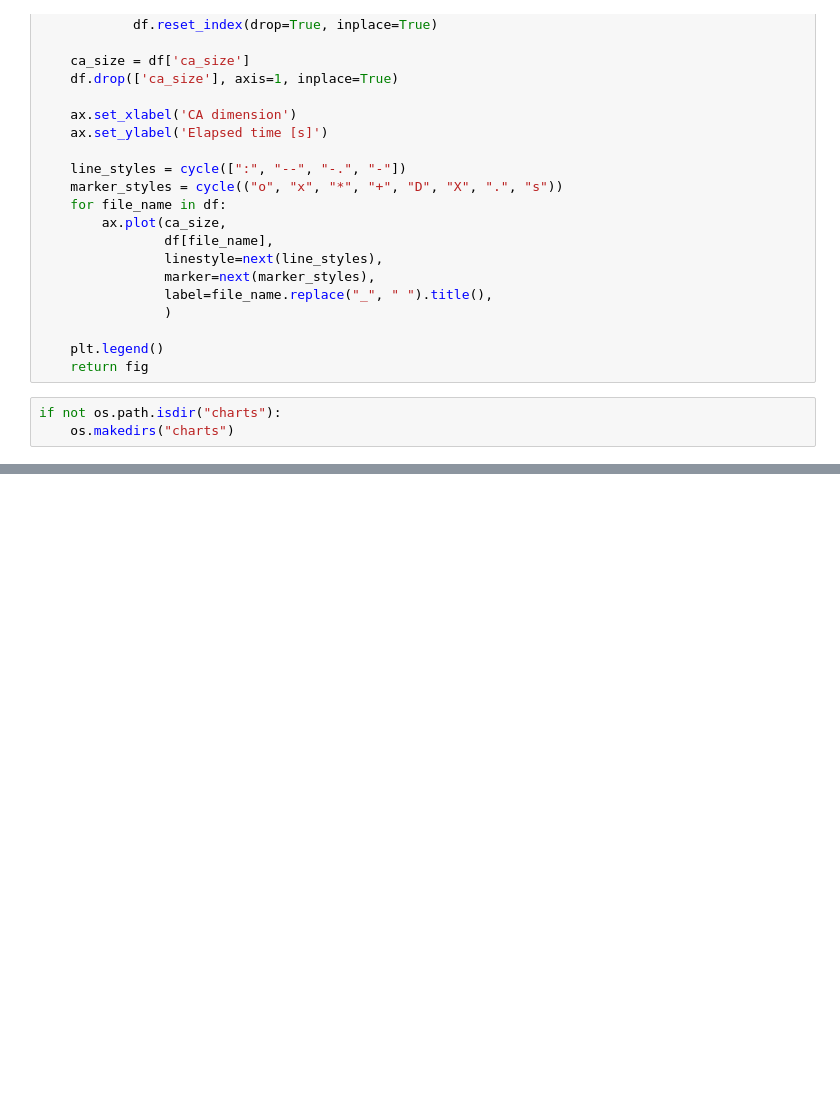
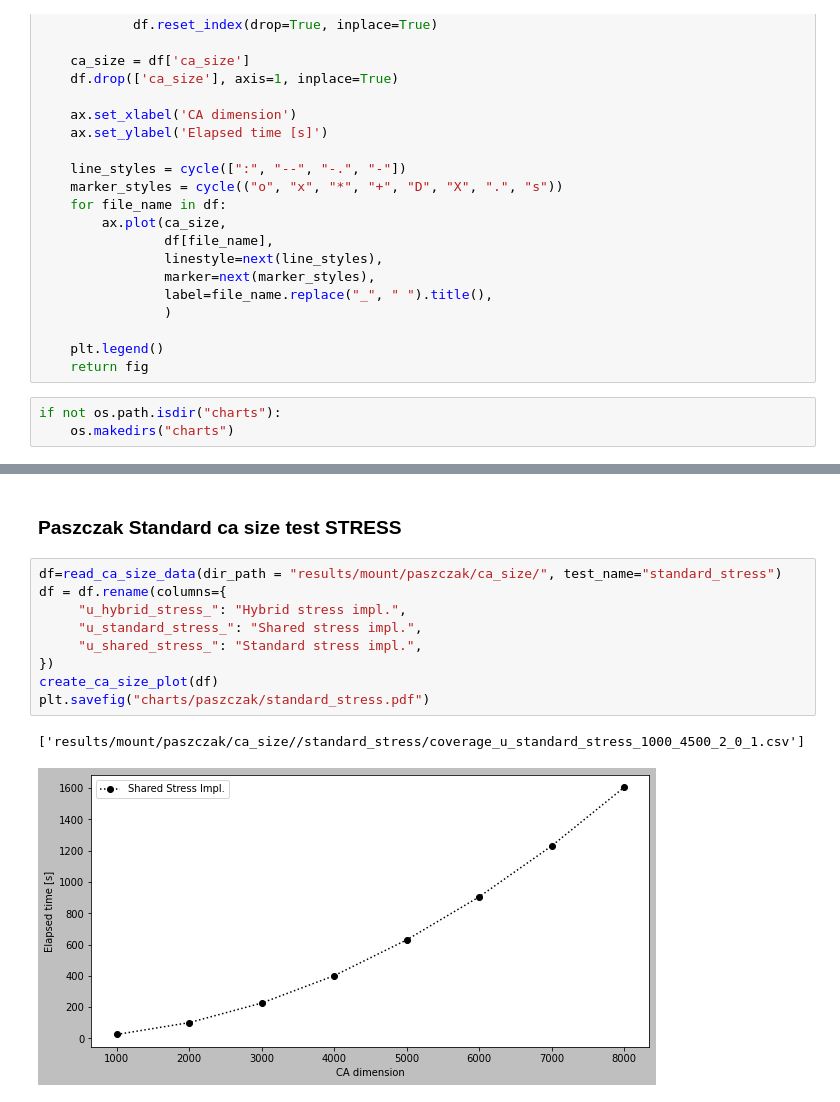
Before and after one commit to prenc/saturated-flow-thesis, a Jupyter notebook: notebooks/ca_size_comparison_charts.ipynb, the cells around one changed output, grey strips where cells are left out. Cells and saved outputs as stored; diff of their text form; blank space fills up the shorter version.

```diff
--- a/notebooks/ca_size_comparison_charts.ipynb
+++ b/notebooks/ca_size_comparison_charts.ipynb
@@ -191,0 +234,14 @@ plt.savefig("charts/active_cells_ca_size_stress.pdf")
+# %% [markdown]
+### Paszczak Standard ca size test STRESS
+# %%
+df=read_ca_size_data(dir_path = "results/mount/paszczak/ca_size/", test_name="standard_stress")
+df = df.rename(columns={
+     "u_hybrid_stress_": "Hybrid stress impl.",
+     "u_standard_stress_": "Shared stress impl.",
+     "u_shared_stress_": "Standard stress impl.",
+})
+create_ca_size_plot(df)
+plt.savefig("charts/paszczak/standard_stress.pdf")
+# %% [output]
+['results/mount/paszczak/ca_size//standard_stress/coverage_u_standard_stress_1000_4500_2_0_1.csv']
+[figure, added]
```
Also changed, not shown: parts of 27 cells of this notebook, 1 other file.
